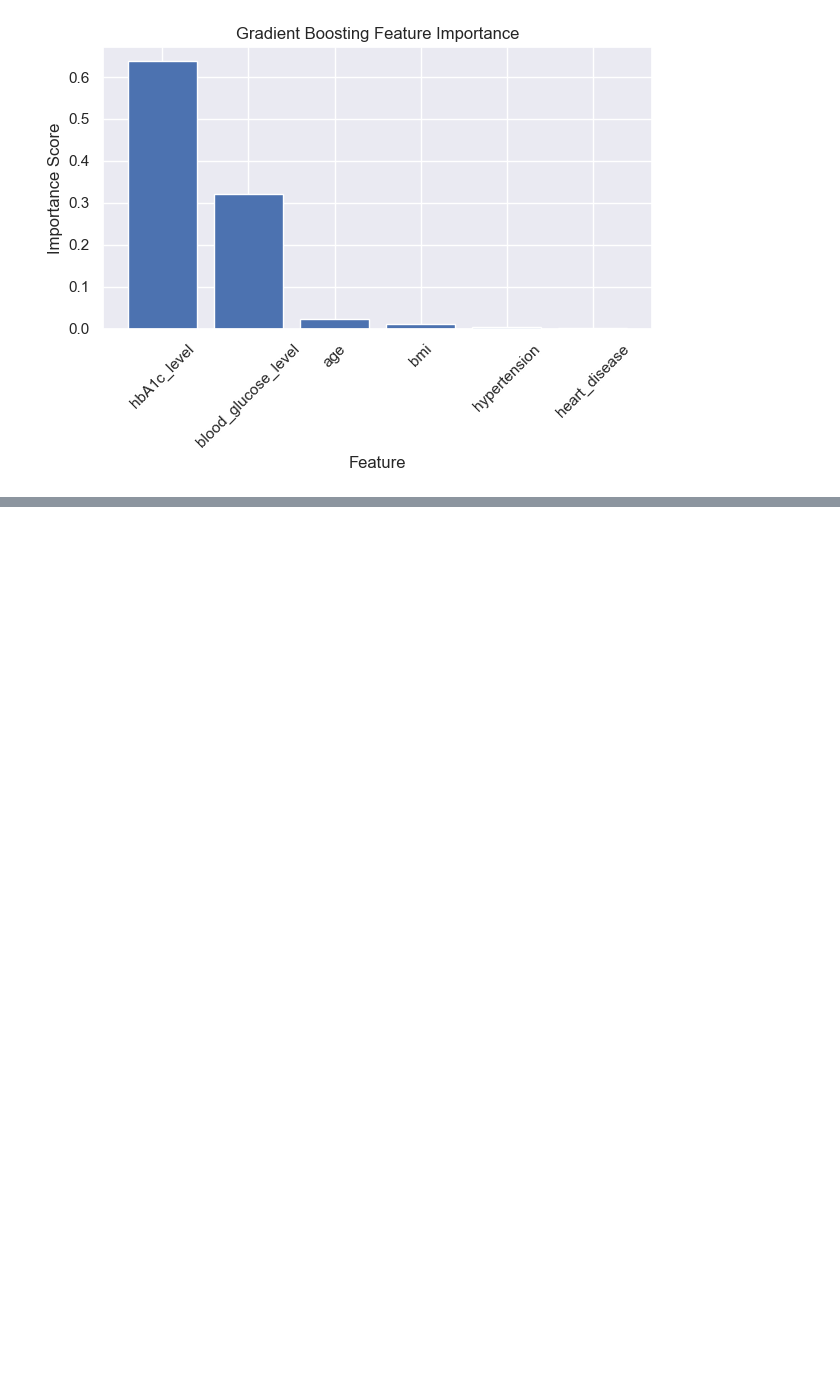
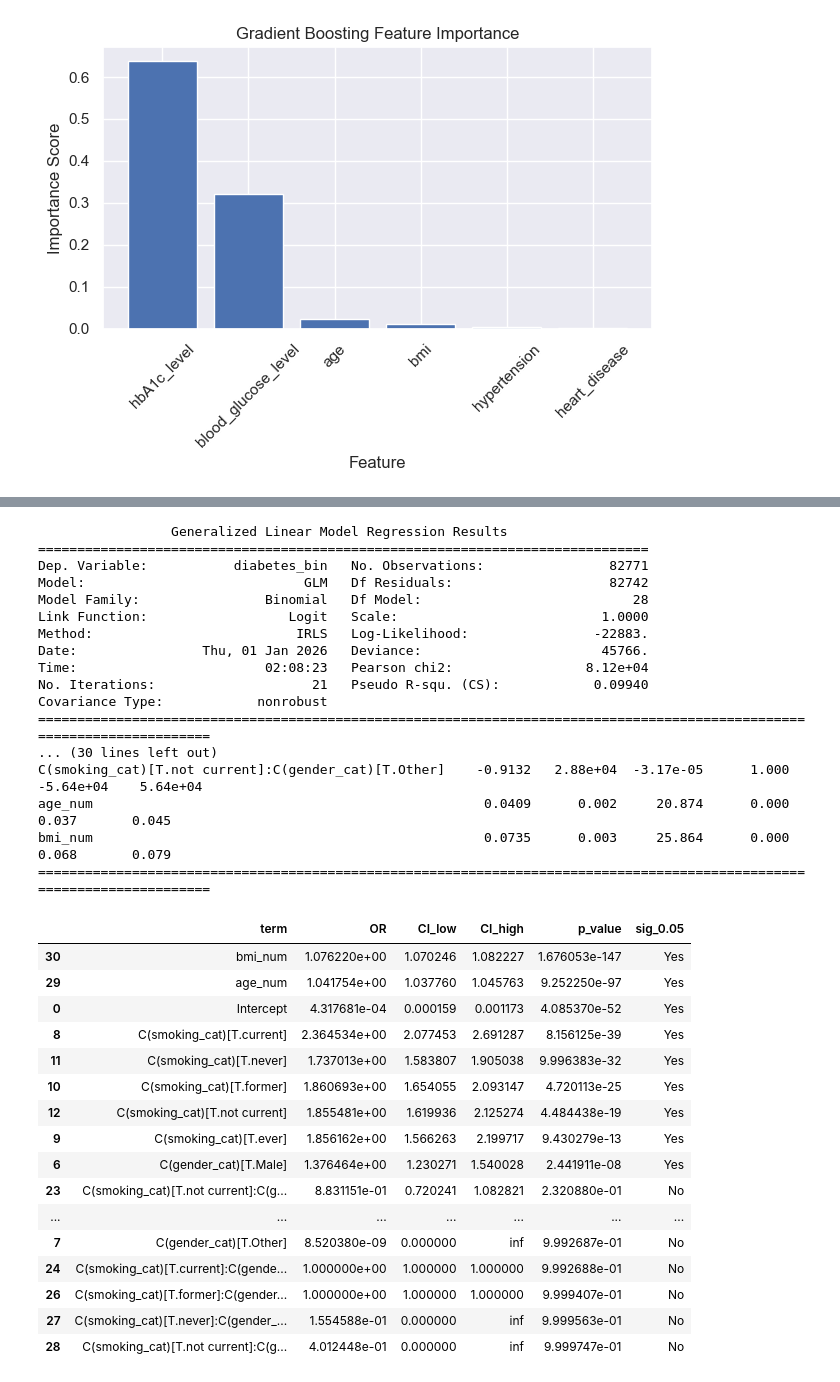
Before and after one commit to OnyiMillie/Diabetes_dataset, a Jupyter notebook: diabetes.ipynb, the cells around one changed output, grey strips where cells are left out. Saved outputs shown, nothing was run; the diff lists cells and outputs as text; code cells hidden in the pictures; blank space fills up the shorter version.

```diff
--- a/diabetes.ipynb
+++ b/diabetes.ipynb
@@ -926,0 +1505,18 @@ non-linear interactions; and Gradient Boosting focuses most strongly on direct m
+# %%
+# Adjusted model (age, BMI, age_group, BMI_cat, gender, smoking)
+
+rq2_cols = ["diabetes_bin", "age_num", "bmi_num", "age_group3", "bmi_cat4"]
+if "gender_cat" in df_work.columns: rq2_cols.append("gender_cat")
+if "smoking_cat" in df_work.columns: rq2_cols.append("smoking_cat")
+
+df_rq2 = df_work[rq2_cols].dropna().copy()
+df_rq2["diabetes_bin"] = df_rq2["diabetes_bin"].astype(int)
+
+formula_rq2 = "diabetes_bin ~ age_num + bmi_num + C(age_group3) + C(bmi_cat4)"
+if "gender_cat" in df_rq2.columns:
+    formula_rq2 += " + C(gender_cat)"
+if "smoking_cat" in df_rq2.columns:
+    formula_rq2 += " + C(smoking_cat)"
+
+m_rq2 = smf.glm(formula=formula_rq2, data=df_rq2, family=sm.families.Binomial()).fit()
+print(m_rq2.summary())
@@ -926,0 +1544,60 @@ non-linear interactions; and Gradient Boosting focuses most strongly on direct m
+# %%
+# Interactions: BMI_cat × age_group, plus smoking × gender adjusted ORs with 95% CI
+
+formula_int = formula_rq2 + " + C(bmi_cat4):C(age_group3)"
+if ("gender_cat" in df_rq2.columns) and ("smoking_cat" in df_rq2.columns):
+    formula_int += " + C(smoking_cat):C(gender_cat)"
+
+m_int = smf.glm(formula=formula_int, data=df_rq2, family=sm.families.Binomial()).fit()
+print(m_int.summary())
+
+# adjusted ORs with 95% CI
+def or_table(model):
+    params = model.params
+    ci = model.conf_int()
+    out = pd.DataFrame({
+        "term": params.index,
+        "OR": np.exp(params.values),
+        "CI_low": np.exp(ci[0].values),
+        "CI_high": np.exp(ci[1].values),
+        "p_value": model.pvalues.values
+    })
+    out["sig_0.05"] = np.where(out["p_value"] < 0.05, "Yes", "No")
+    return out.sort_values("p_value")
+
+display(or_table(m_int).head(30))
+# %% [output]
+                 Generalized Linear Model Regression Results
+==============================================================================
+Dep. Variable:           diabetes_bin   No. Observations:                82771
+Model:                            GLM   Df Residuals:                    82742
+Model Family:                Binomial   Df Model:                           28
+Link Function:                  Logit   Scale:                          1.0000
+Method:                          IRLS   Log-Likelihood:                -22883.
+Date:                Thu, 01 Jan 2026   Deviance:                       45766.
+Time:                        02:08:23   Pearson chi2:                 8.12e+04
+No. Iterations:                    21   Pseudo R-squ. (CS):            0.09940
+Covariance Type:            nonrobust
+========================================================================================================================
+... (30 lines left out)
+C(smoking_cat)[T.not current]:C(gender_cat)[T.Other]    -0.9132   2.88e+04  -3.17e-05      1.000   -5.64e+04    5.64e+04
+age_num                                                  0.0409      0.002     20.874      0.000       0.037       0.045
+bmi_num                                                  0.0735      0.003     25.864      0.000       0.068       0.079
+========================================================================================================================
+|  | term | OR | CI_low | CI_high | p_value | sig_0.05 |
+| 30 | bmi_num | 1.076220e+00 | 1.070246 | 1.082227 | 1.676053e-147 | Yes |
+| 29 | age_num | 1.041754e+00 | 1.037760 | 1.045763 | 9.252250e-97 | Yes |
+| 0 | Intercept | 4.317681e-04 | 0.000159 | 0.001173 | 4.085370e-52 | Yes |
+| 8 | C(smoking_cat)[T.current] | 2.364534e+00 | 2.077453 | 2.691287 | 8.156125e-39 | Yes |
+| 11 | C(smoking_cat)[T.never] | 1.737013e+00 | 1.583807 | 1.905038 | 9.996383e-32 | Yes |
+| 10 | C(smoking_cat)[T.former] | 1.860693e+00 | 1.654055 | 2.093147 | 4.720113e-25 | Yes |
+| 12 | C(smoking_cat)[T.not current] | 1.855481e+00 | 1.619936 | 2.125274 | 4.484438e-19 | Yes |
+| 9 | C(smoking_cat)[T.ever] | 1.856162e+00 | 1.566263 | 2.199717 | 9.430279e-13 | Yes |
+| 6 | C(gender_cat)[T.Male] | 1.376464e+00 | 1.230271 | 1.540028 | 2.441911e-08 | Yes |
+| 23 | C(smoking_cat)[T.not current]:C(g... | 8.831151e-01 | 0.720241 | 1.082821 | 2.320880e-01 | No |
+| ... | ... | ... | ... | ... | ... | ... |
+| 7 | C(gender_cat)[T.Other] | 8.520380e-09 | 0.000000 | inf | 9.992687e-01 | No |
+| 24 | C(smoking_cat)[T.current]:C(gende... | 1.000000e+00 | 1.000000 | 1.000000 | 9.992688e-01 | No |
+| 26 | C(smoking_cat)[T.former]:C(gender... | 1.000000e+00 | 1.000000 | 1.000000 | 9.999407e-01 | No |
+| 27 | C(smoking_cat)[T.never]:C(gender_... | 1.554588e-01 | 0.000000 | inf | 9.999563e-01 | No |
+| 28 | C(smoking_cat)[T.not current]:C(g... | 4.012448e-01 | 0.000000 | inf | 9.999747e-01 | No |
```
Also changed, not shown: parts of 58 cells of this notebook.
